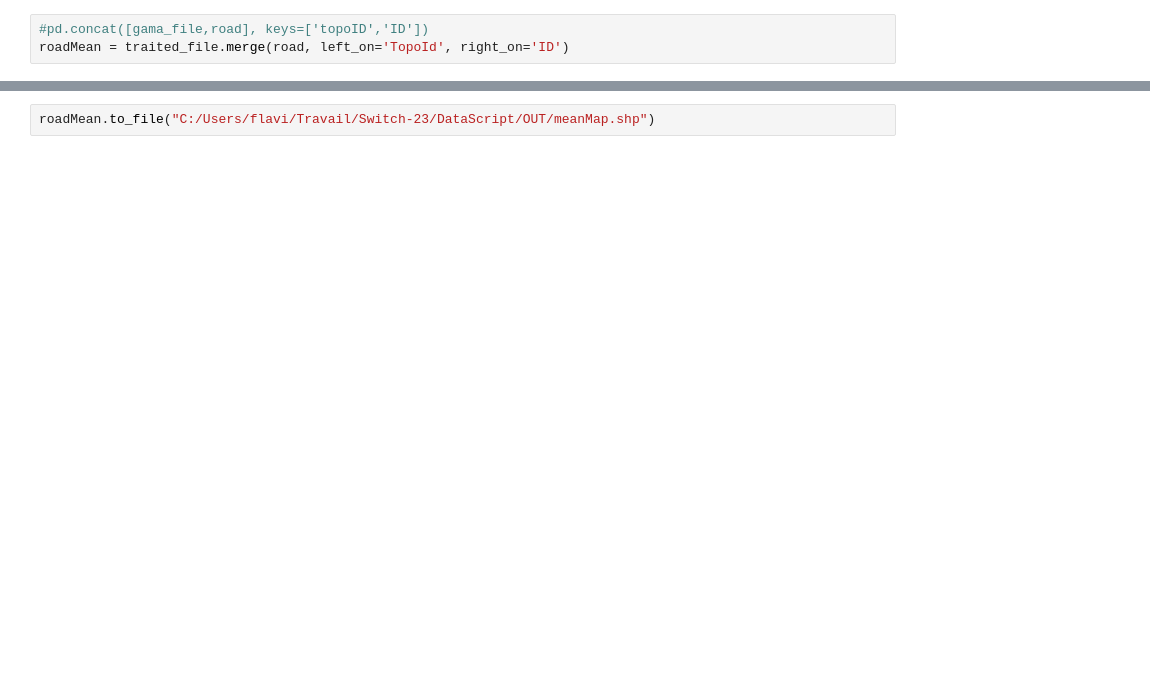
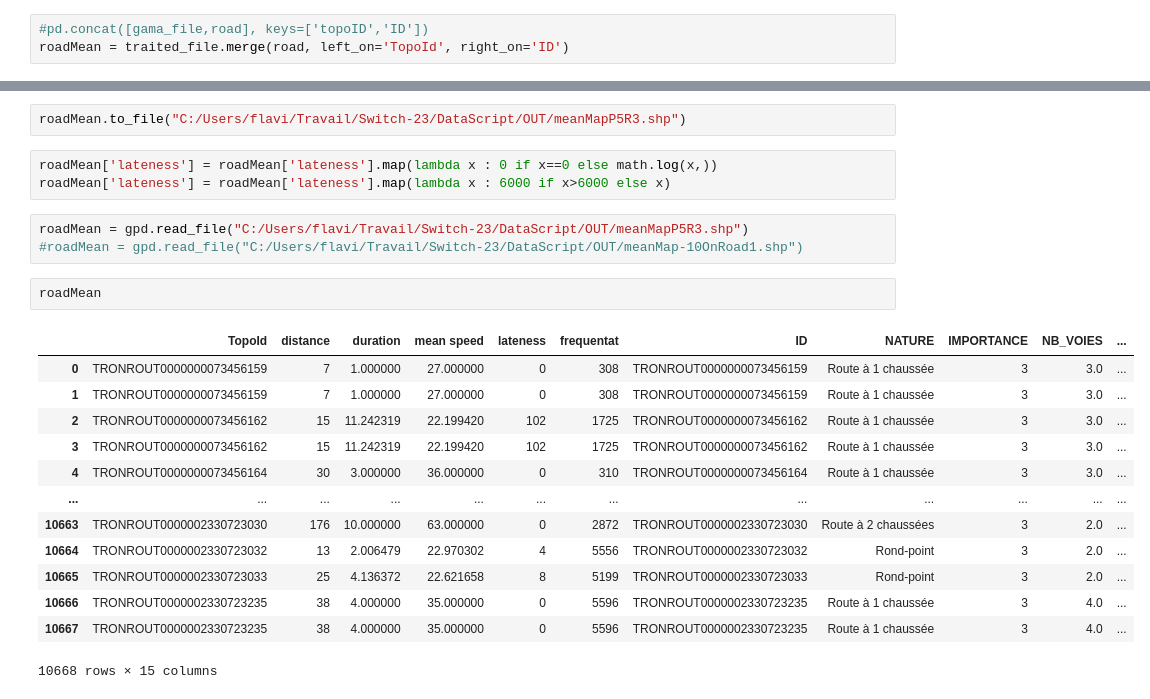
Before and after one commit to ANR-Switch/SWITCH-23, a Jupyter notebook: DataScript/SRC/plotRoad.ipynb, the cells around one changed output, grey strips where cells are left out. Cells and saved outputs as stored; diff of their text form; blank space fills up the shorter version.

```diff
--- a/DataScript/SRC/plotRoad.ipynb
+++ b/DataScript/SRC/plotRoad.ipynb
@@ -88,3 +91,25 @@ roadMean
 # %%
-roadMean.to_file("C:/Users/flavi/Travail/Switch-23/DataScript/OUT/meanMap.shp")
+roadMean.to_file("C:/Users/flavi/Travail/Switch-23/DataScript/OUT/meanMapP5R3.shp")
+# %%
+roadMean['lateness'] = roadMean['lateness'].map(lambda x : 0 if x==0 else math.log(x,))
+roadMean['lateness'] = roadMean['lateness'].map(lambda x : 6000 if x>6000 else x)
+# %%
+roadMean = gpd.read_file("C:/Users/flavi/Travail/Switch-23/DataScript/OUT/meanMapP5R3.shp")
+#roadMean = gpd.read_file("C:/Users/flavi/Travail/Switch-23/DataScript/OUT/meanMap-10OnRoad1.shp")
+# %%
+roadMean
+# %% [output]
+|  | TopoId | distance | duration | mean speed | lateness | frequentat | ID | NATURE | IMPORTANCE | NB_VOIES | ... |
+| 0 | TRONROUT0000000073456159 | 7 | 1.000000 | 27.000000 | 0 | 308 | TRONROUT0000000073456159 | Route à 1 chaussée | 3 | 3.0 | ... |
+| 1 | TRONROUT0000000073456159 | 7 | 1.000000 | 27.000000 | 0 | 308 | TRONROUT0000000073456159 | Route à 1 chaussée | 3 | 3.0 | ... |
+| 2 | TRONROUT0000000073456162 | 15 | 11.242319 | 22.199420 | 102 | 1725 | TRONROUT0000000073456162 | Route à 1 chaussée | 3 | 3.0 | ... |
+| 3 | TRONROUT0000000073456162 | 15 | 11.242319 | 22.199420 | 102 | 1725 | TRONROUT0000000073456162 | Route à 1 chaussée | 3 | 3.0 | ... |
+| 4 | TRONROUT0000000073456164 | 30 | 3.000000 | 36.000000 | 0 | 310 | TRONROUT0000000073456164 | Route à 1 chaussée | 3 | 3.0 | ... |
+| ... | ... | ... | ... | ... | ... | ... | ... | ... | ... | ... | ... |
+| 10663 | TRONROUT0000002330723030 | 176 | 10.000000 | 63.000000 | 0 | 2872 | TRONROUT0000002330723030 | Route à 2 chaussées | 3 | 2.0 | ... |
+| 10664 | TRONROUT0000002330723032 | 13 | 2.006479 | 22.970302 | 4 | 5556 | TRONROUT0000002330723032 | Rond-point | 3 | 2.0 | ... |
+| 10665 | TRONROUT0000002330723033 | 25 | 4.136372 | 22.621658 | 8 | 5199 | TRONROUT0000002330723033 | Rond-point | 3 | 2.0 | ... |
+| 10666 | TRONROUT0000002330723235 | 38 | 4.000000 | 35.000000 | 0 | 5596 | TRONROUT0000002330723235 | Route à 1 chaussée | 3 | 4.0 | ... |
+| 10667 | TRONROUT0000002330723235 | 38 | 4.000000 | 35.000000 | 0 | 5596 | TRONROUT0000002330723235 | Route à 1 chaussée | 3 | 4.0 | ... |
+10668 rows × 15 columns
 # %%
```
Also changed, not shown: parts of 13 cells of this notebook, 8 other files.
